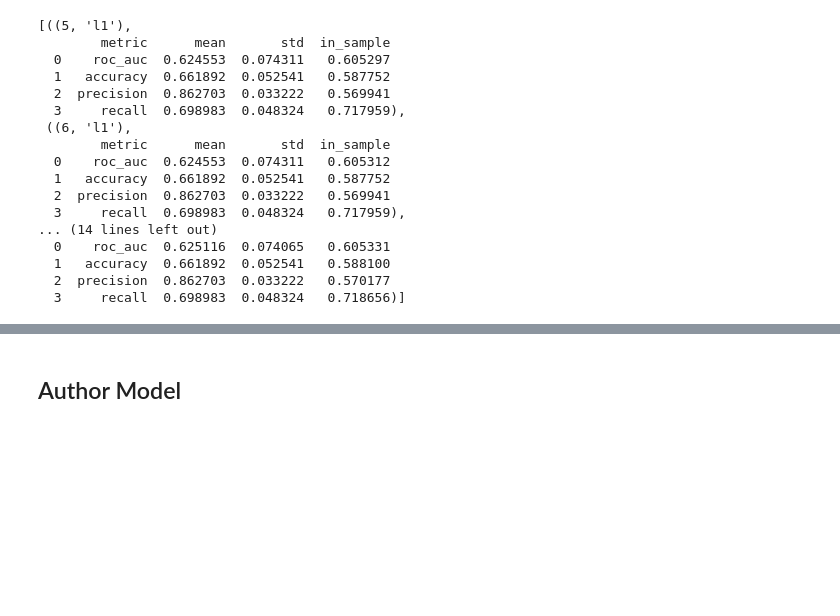
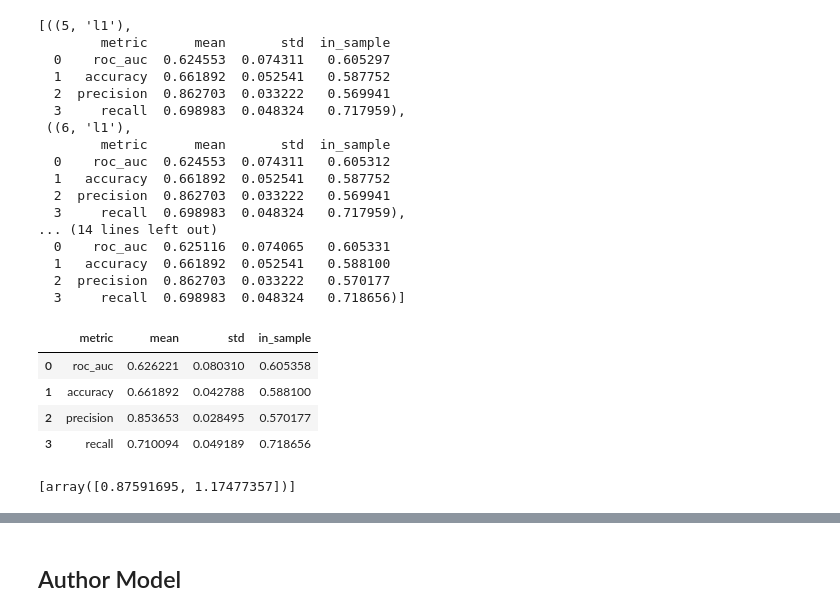
Before and after one commit to willyraedy/pass_or_not, a Jupyter notebook: notebook/Normal/EnsembleModels_Dems.ipynb, the cells around one changed output, grey strips where cells are left out. Cells and saved outputs as stored; diff of their text form; code cells hidden in the pictures; blank space fills up the shorter version.

```diff
--- a/notebook/Normal/EnsembleModels_Dems.ipynb
+++ b/notebook/Normal/EnsembleModels_Dems.ipynb
@@ -194,3 +213,30 @@ sorted(log_hear_tune, key=lambda x: x[1].at[0, 'mean'])[:5]
   1   accuracy  0.661892  0.052541   0.588100
   2  precision  0.862703  0.033222   0.570177
   3     recall  0.698983  0.048324   0.718656)]
+# %%
+hearing_features = [
+    'total_slips',
+    'slips_perc_pro',
+]
+scores_log_hear = evaluation.cross_validate(
+    LogisticRegression,
+    X_train[hearing_features],
+    y_train,
+    fit_params={'C': 100000, 'penalty': 'l2'},
+    scoring=metrics,
+    oversample=True,
+    standardize=True,
+    std_features=hearing_features,
+    threshold=.5
+)
+evaluation.report_single_model_metrics(scores_log_hear, metrics=metrics)
+# %% [output]
+|  | metric | mean | std | in_sample |
+| 0 | roc_auc | 0.626221 | 0.080310 | 0.605358 |
+| 1 | accuracy | 0.661892 | 0.042788 | 0.588100 |
+| 2 | precision | 0.853653 | 0.028495 | 0.570177 |
+| 3 | recall | 0.710094 | 0.049189 | 0.718656 |
+# %%
+[np.exp(x) for x in scores_log_hear['estimators'][0].coef_]
+# %% [output]
+[array([0.87591695, 1.17477357])]
```
Also changed, not shown: parts of 11 cells of this notebook, 5 other files.
